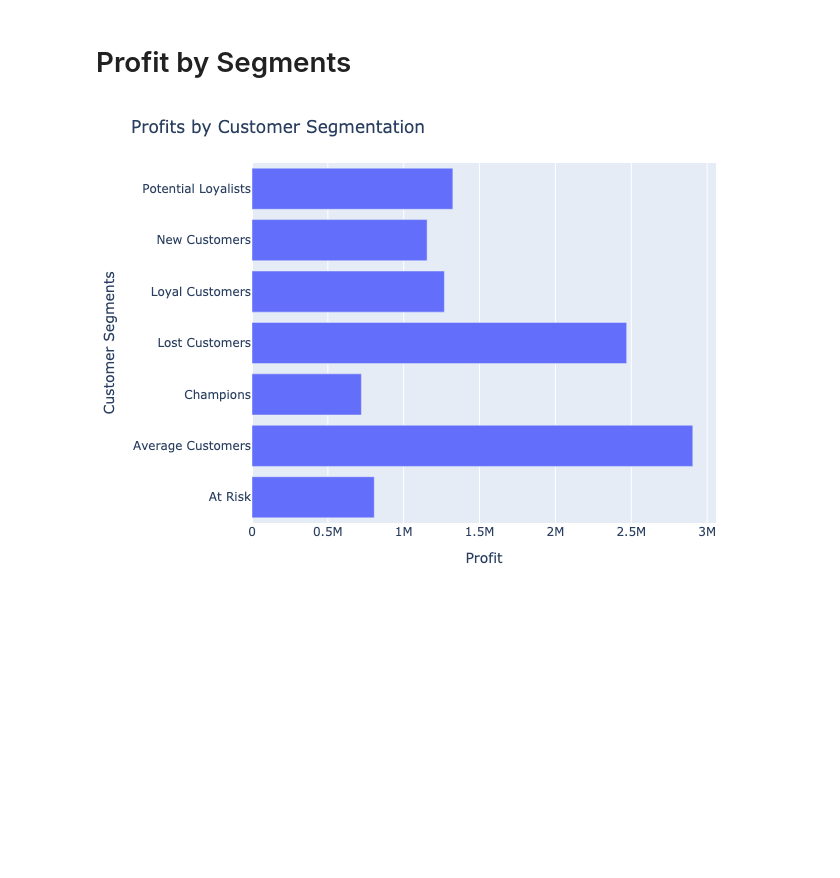
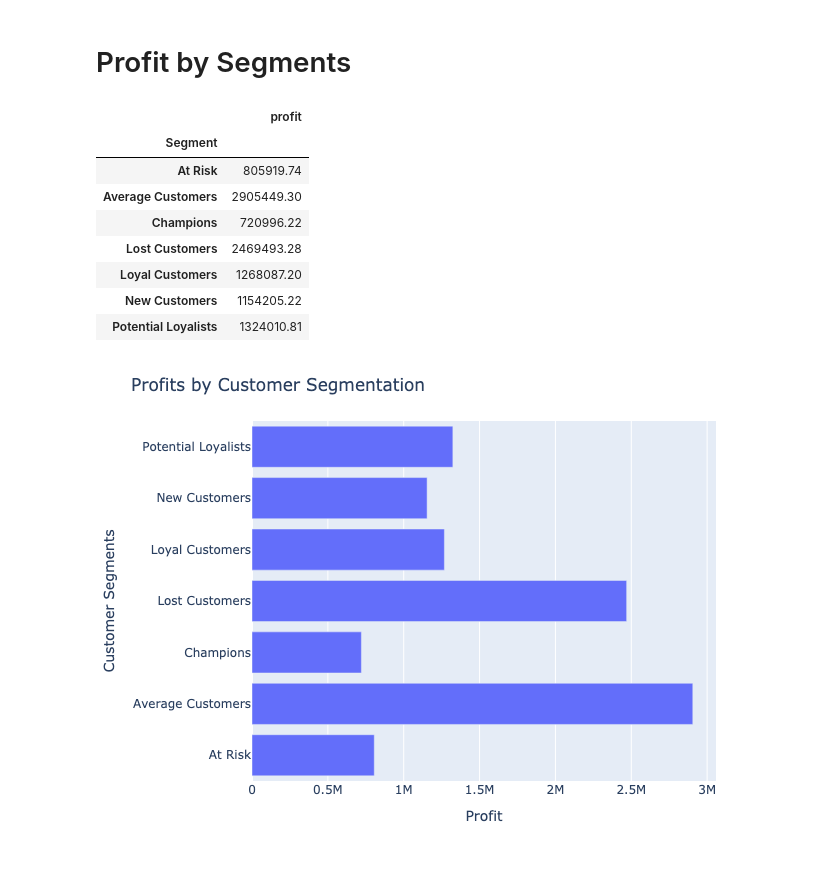
Before and after one commit to tanu-khanuja/customer_segmentation, a Jupyter notebook: notebooks/combined_data_analysis.ipynb, the cells around one changed output. Cells and saved outputs as stored; diff of their text form; code cells hidden in the pictures; blank space fills up the shorter version.

```diff
--- a/notebooks/combined_data_analysis.ipynb
+++ b/notebooks/combined_data_analysis.ipynb
@@ -490,6 +490,18 @@ Image('profits_by_industry.png')
 # Profit by Segments
 # %%
 segmentwise_profit = rfm_updated.groupby('Segment').agg({'profit':'sum'})
+# %%
+segmentwise_profit
+# %% [output]
+|  | profit |
+| Segment |  |
+| At Risk | 805919.74 |
+| Average Customers | 2905449.30 |
+| Champions | 720996.22 |
+| Lost Customers | 2469493.28 |
+| Loyal Customers | 1268087.20 |
+| New Customers | 1154205.22 |
+| Potential Loyalists | 1324010.81 |
 # %%
 # Plot
 fig = px.bar(segmentwise_profit, orientation='h')
```
Also changed, not shown: parts of 1 cell of this notebook, 2 other files.
